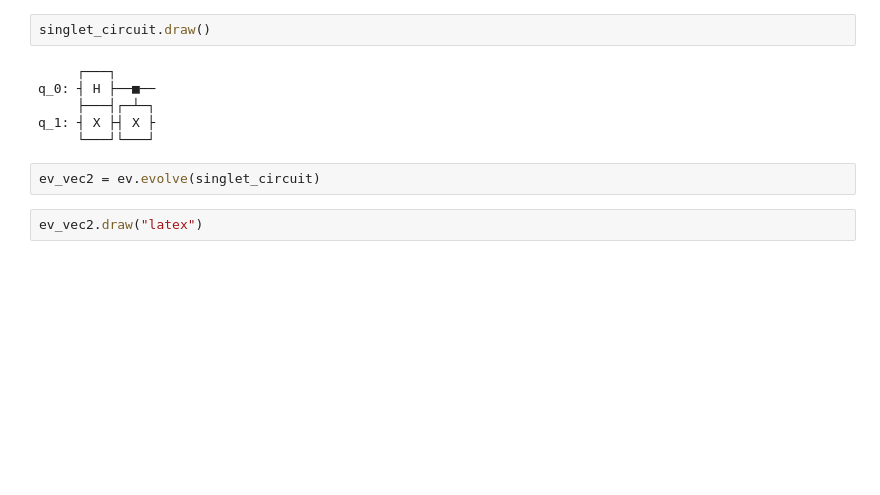
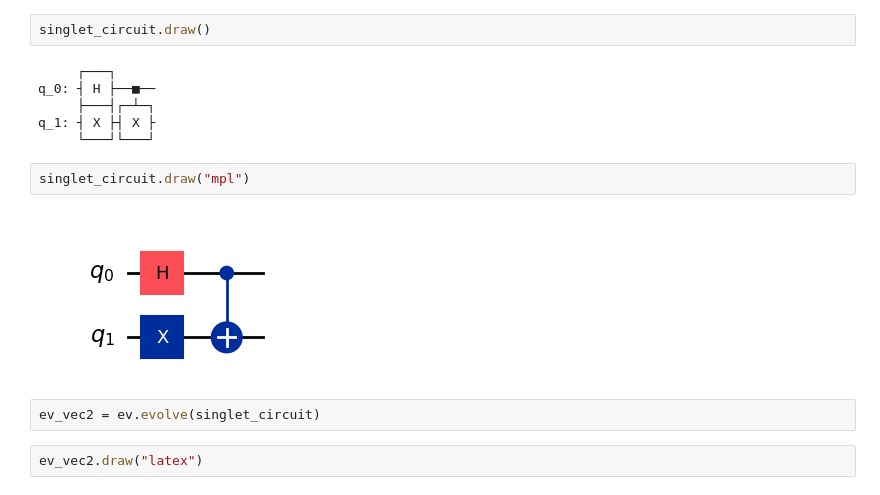
Before and after one commit to stephenhky/Qiskit-Cert-Exercise, a Jupyter notebook: basic/bipartite_states.ipynb, the cells around one changed output. Saved outputs shown, nothing was run; the diff lists cells and outputs as text; blank space fills up the shorter version.

```diff
--- a/basic/bipartite_states.ipynb
+++ b/basic/bipartite_states.ipynb
@@ -46,6 +50,10 @@ q_0: ┤ H ├──■──
      ├───┤┌─┴─┐
 q_1: ┤ X ├┤ X ├
      └───┘└───┘
+# %%
+singlet_circuit.draw("mpl")
+# %% [output]
+[figure, added]
 # %%
 ev_vec2 = ev.evolve(singlet_circuit)
 # %%
```
Also changed, not shown: parts of 1 cell of this notebook, 2 other files.
